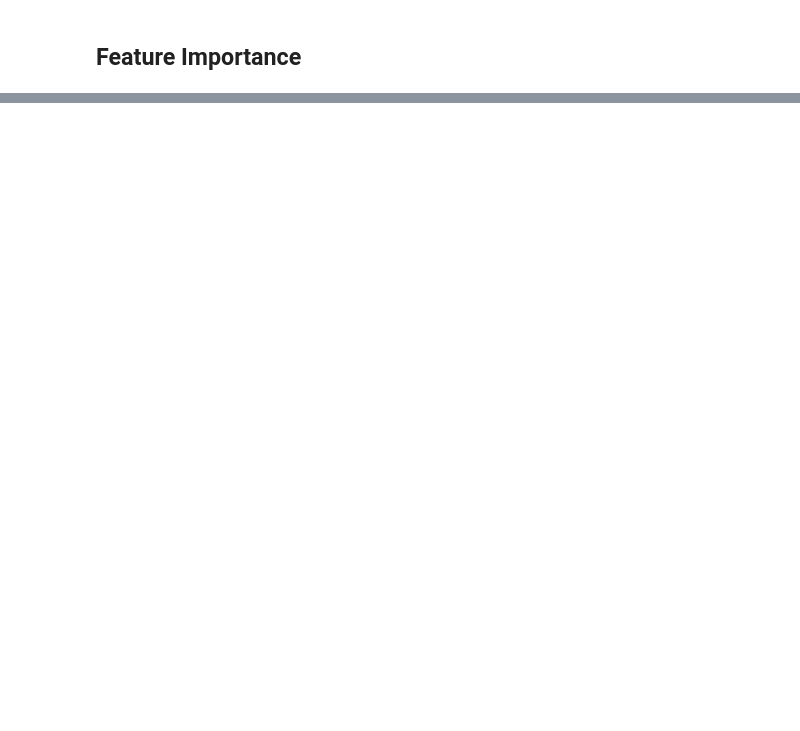
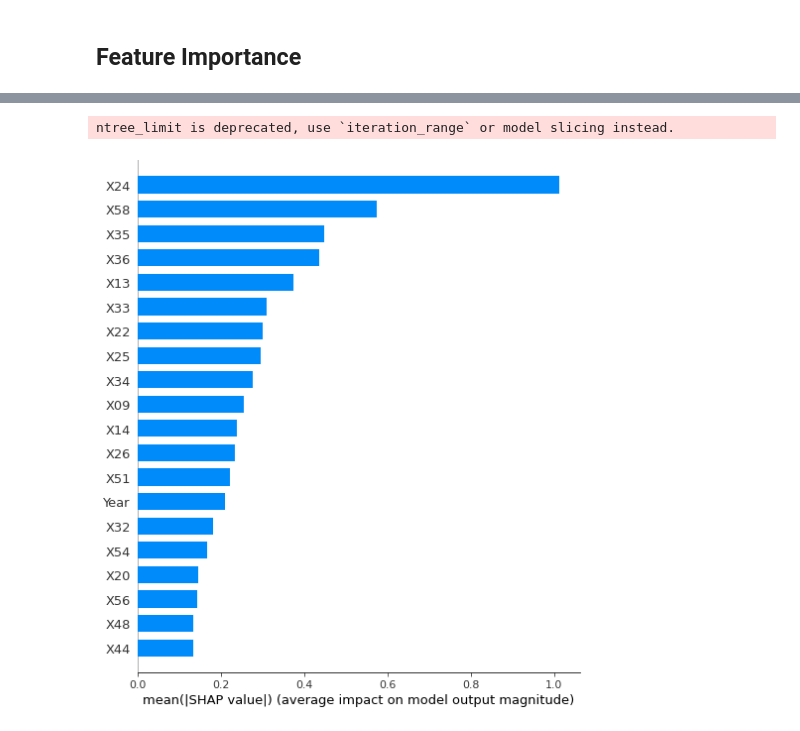
Before and after one commit to bill-fowler65/Springboard, a Jupyter notebook: Capstone Project 2/Code/polishbk-4.5modeling.ipynb, the cells around one changed output, grey strips where cells are left out. Cells and saved outputs as stored; diff of their text form; code cells hidden in the pictures; blank space fills up the shorter version.

```diff
--- a/Capstone Project 2/Code/polishbk-4.5modeling.ipynb
+++ b/Capstone Project 2/Code/polishbk-4.5modeling.ipynb
@@ -1131,0 +1253,8 @@ CV_xgb6.plot_importance(classifier, ax=plt.gca())
+# %%
+explainer = shap.TreeExplainer(CV_xgb6)
+shap_values = explainer.shap_values(X_test)
+
+shap.summary_plot( shap_values,X_test, plot_type="bar")
+# %% [output]
+ntree_limit is deprecated, use `iteration_range` or model slicing instead.
+[figure, added]
```
Also changed, not shown: parts of 171 cells of this notebook.
